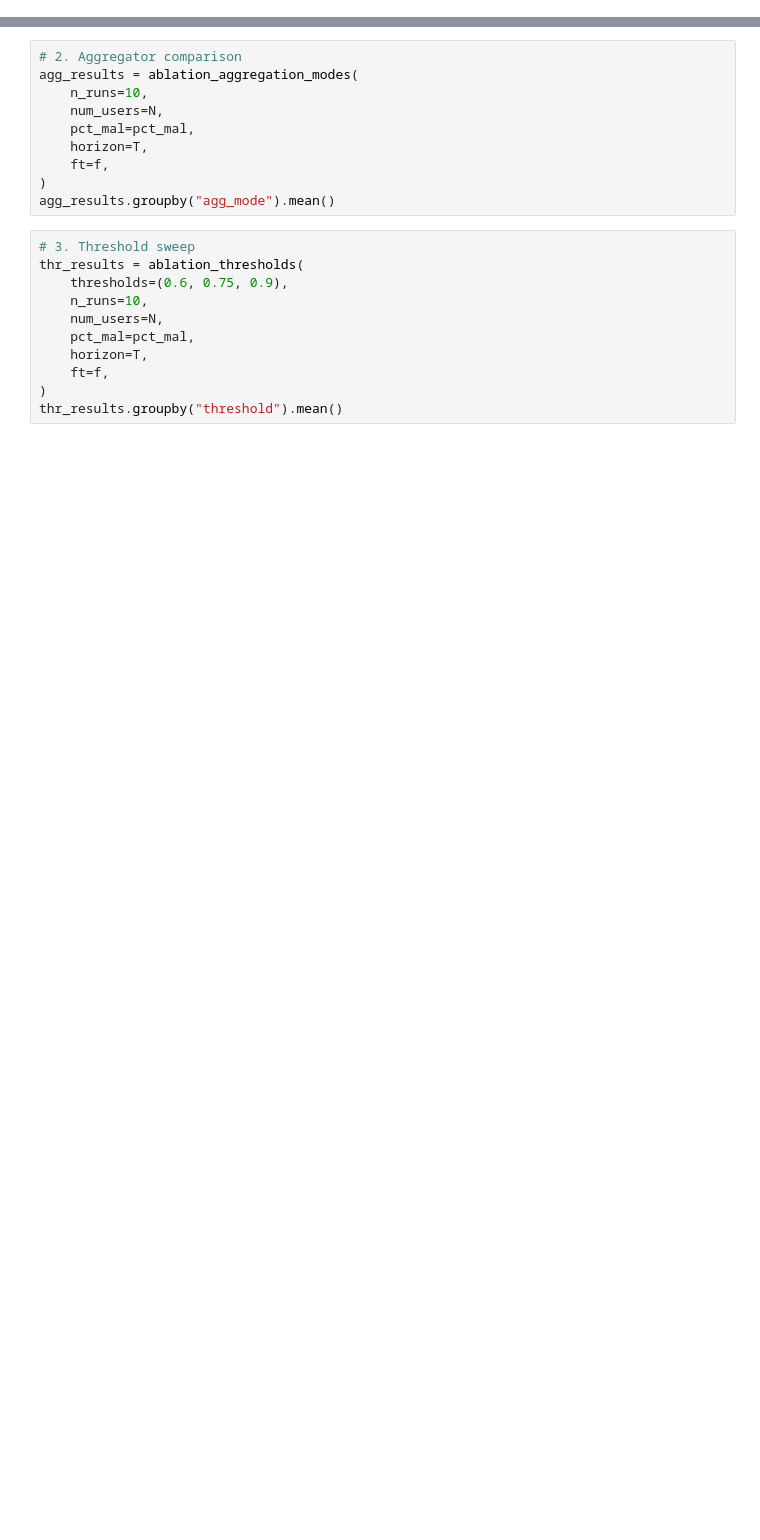
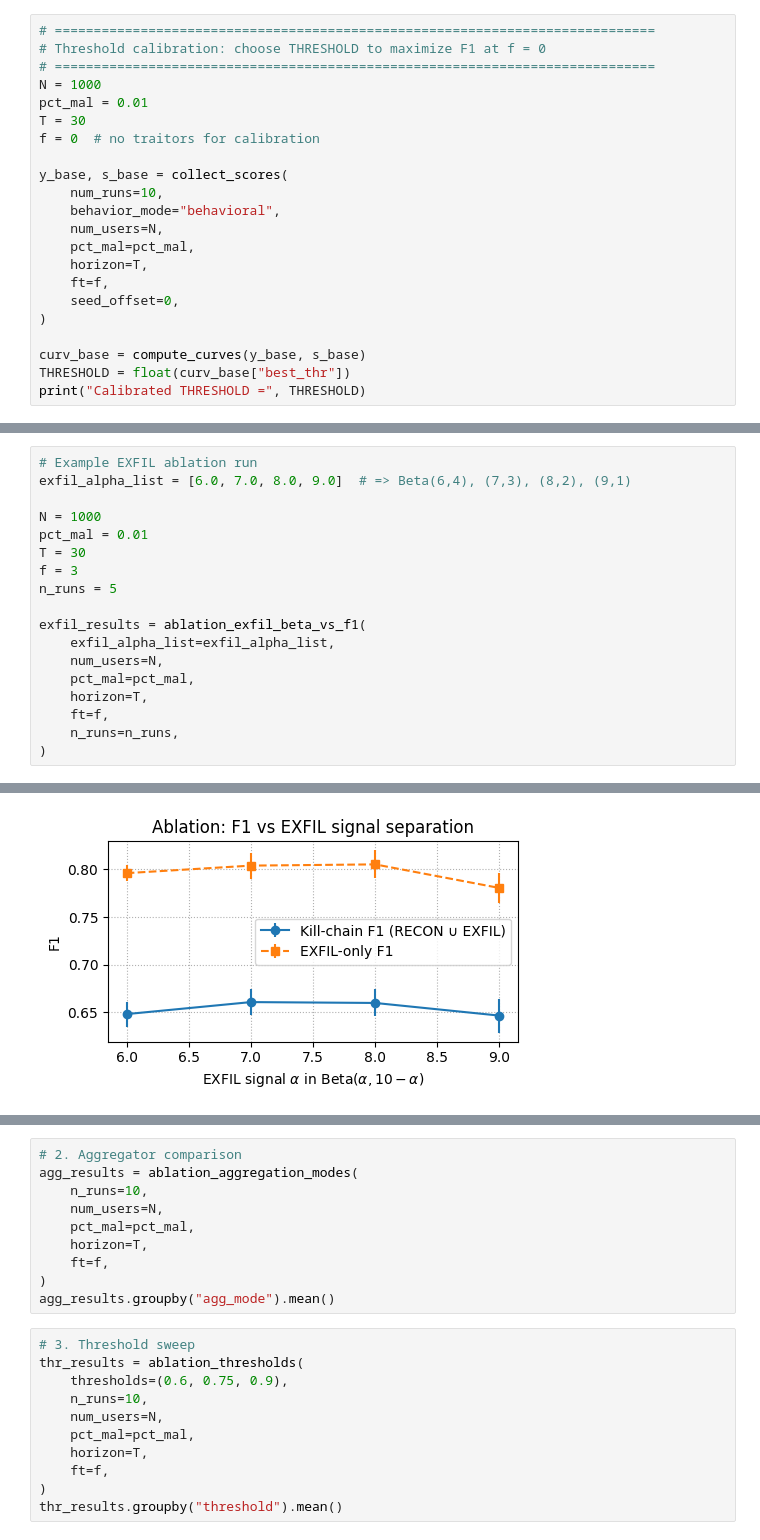
Before and after one commit to javedmshah/btce_insiderthreatmodel, a Jupyter notebook: project/deeper_sim_behavior.ipynb, the cells around one changed output, grey strips where cells are left out. Saved outputs shown, nothing was run; the diff lists cells and outputs as text; blank space fills up the shorter version.

```diff
--- a/project/deeper_sim_behavior.ipynb
+++ b/project/deeper_sim_behavior.ipynb
@@ -1283,0 +1710,22 @@ def run_single_simulation(
+# %%
+# =============================================================================
+# Threshold calibration: choose THRESHOLD to maximize F1 at f = 0
+# =============================================================================
+N = 1000
+pct_mal = 0.01
+T = 30
+f = 0  # no traitors for calibration
+
+y_base, s_base = collect_scores(
+    num_runs=10,
+    behavior_mode="behavioral",
+    num_users=N,
+    pct_mal=pct_mal,
+    horizon=T,
+    ft=f,
+    seed_offset=0,
+)
+
+curv_base = compute_curves(y_base, s_base)
+THRESHOLD = float(curv_base["best_thr"])
+print("Calibrated THRESHOLD =", THRESHOLD)
@@ -1283,0 +1853,19 @@ def run_single_simulation(
+# %%
+# Example EXFIL ablation run
+exfil_alpha_list = [6.0, 7.0, 8.0, 9.0]  # => Beta(6,4), (7,3), (8,2), (9,1)
+
+N = 1000
+pct_mal = 0.01
+T = 30
+f = 3
+n_runs = 5
+
+exfil_results = ablation_exfil_beta_vs_f1(
+    exfil_alpha_list=exfil_alpha_list,
+    num_users=N,
+    pct_mal=pct_mal,
+    horizon=T,
+    ft=f,
+    n_runs=n_runs,
+)
+# %% [output]
@@ -1283,0 +1889 @@ def run_single_simulation(
+[figure, added]
```
Also changed, not shown: parts of 17 cells of this notebook, 4 other files.
